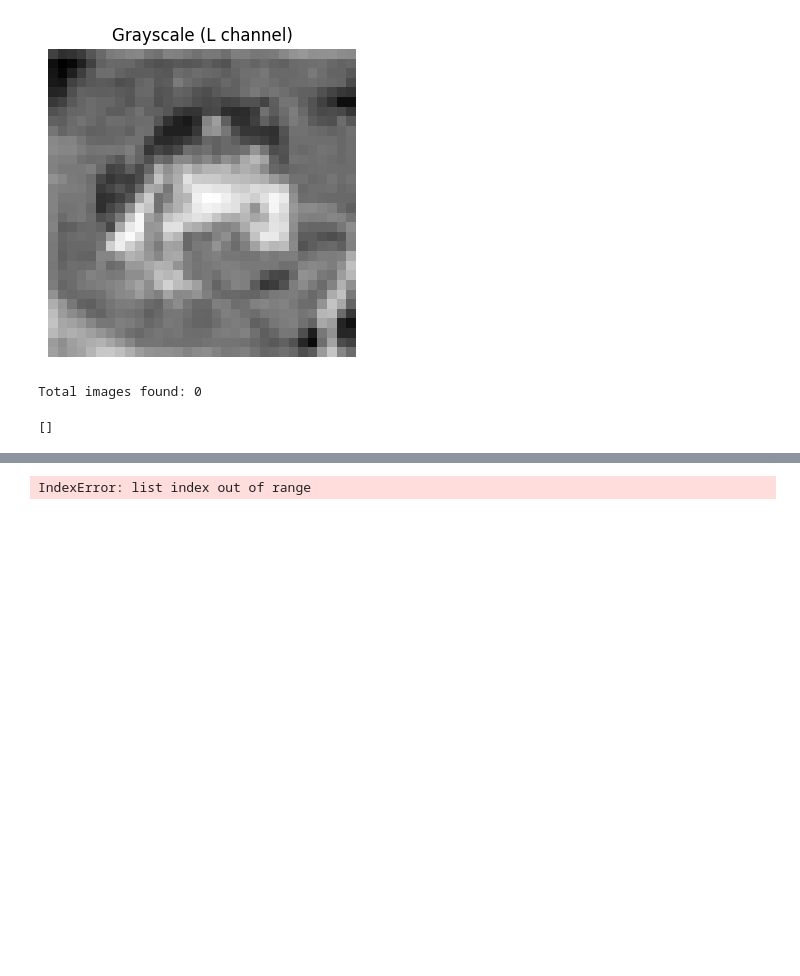
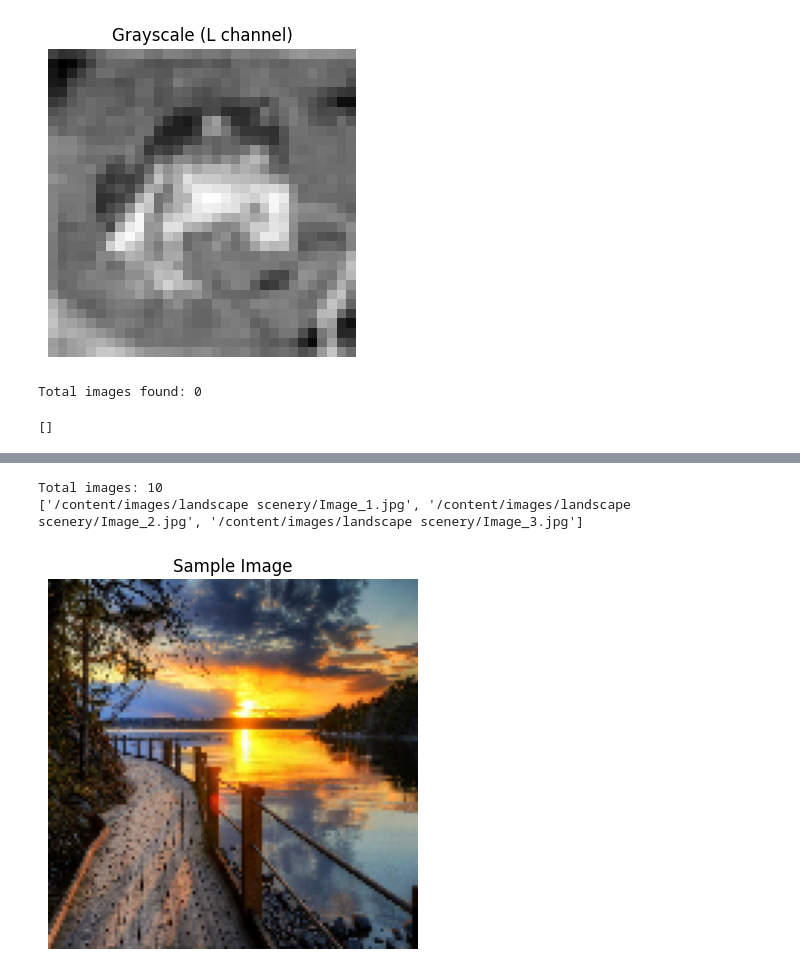
Before and after one commit to rakssan/genai-image-colorization, a Jupyter notebook: colorization_experiments.ipynb, the cells around one changed output, grey strips where cells are left out. Drawn from its saved outputs; the diff is of its cells as text; code cells hidden in the pictures; blank space fills up the shorter version.

```diff
--- a/colorization_experiments.ipynb
+++ b/colorization_experiments.ipynb
@@ -142,20 +172,32 @@ Total images found: 0
+# %%
+import glob
+
+image_paths = glob.glob("/content/images/landscape scenery/*.jpg")
+
+print("Total images:", len(image_paths))
+print(image_paths[:3])
+# %% [output]
+Total images: 10
+['/content/images/landscape scenery/Image_1.jpg', '/content/images/landscape scenery/Image_2.jpg', '/content/images/landscape scenery/Image_3.jpg']
 # %%
+import cv2
+import matplotlib.pyplot as plt
+
 def load_and_resize(path, size=(128,128)):
     img = cv2.imread(path)
     img = cv2.cvtColor(img, cv2.COLOR_BGR2RGB)
     img = cv2.resize(img, size)
     img = img.astype("float32") / 255.0
     return img
 
-# Try loading one image
 sample = load_and_resize(image_paths[0])
 
 plt.imshow(sample)
-plt.title("Sample Color Image")
+plt.title("Sample Image")
 plt.axis("off")
 plt.show()
 # %% [output]
-IndexError: list index out of range
+[figure, added]
 # %%
 lab = cv2.cvtColor((sample * 255).astype("uint8"), cv2.COLOR_RGB2LAB)
 L, A, B = cv2.split(lab)
```
Also changed, not shown: parts of 9 cells of this notebook.
